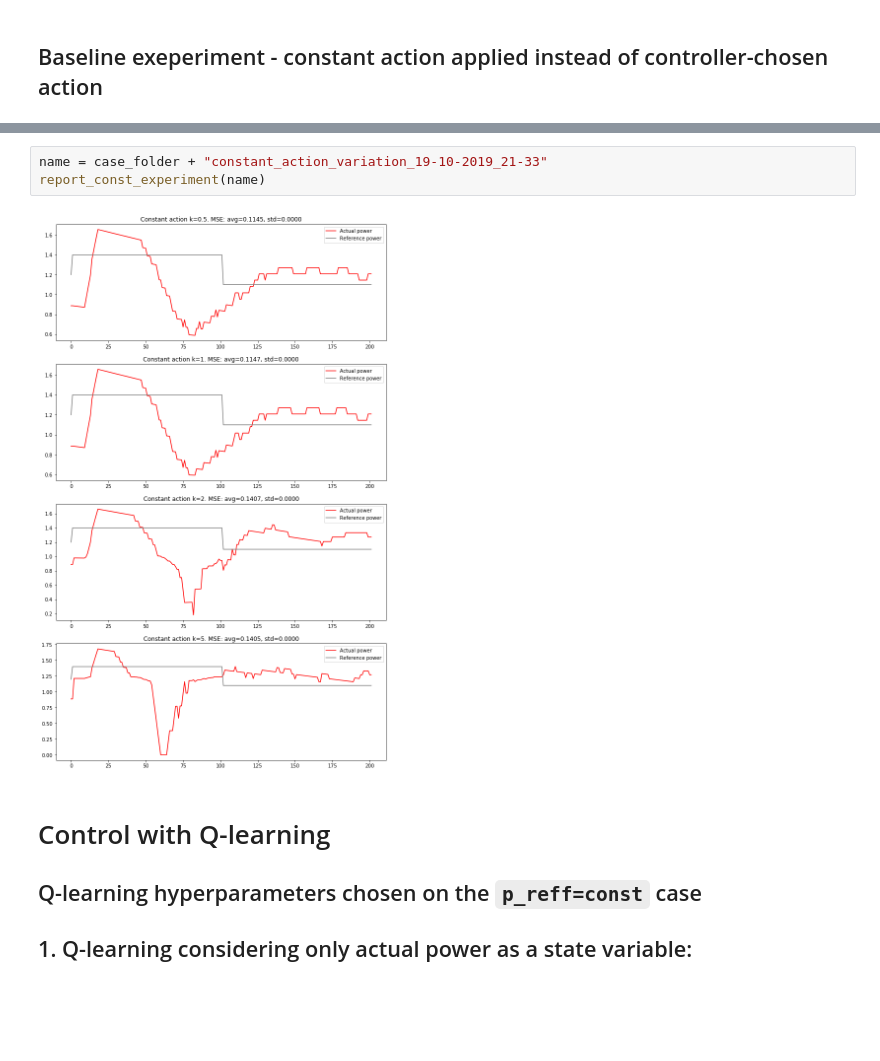
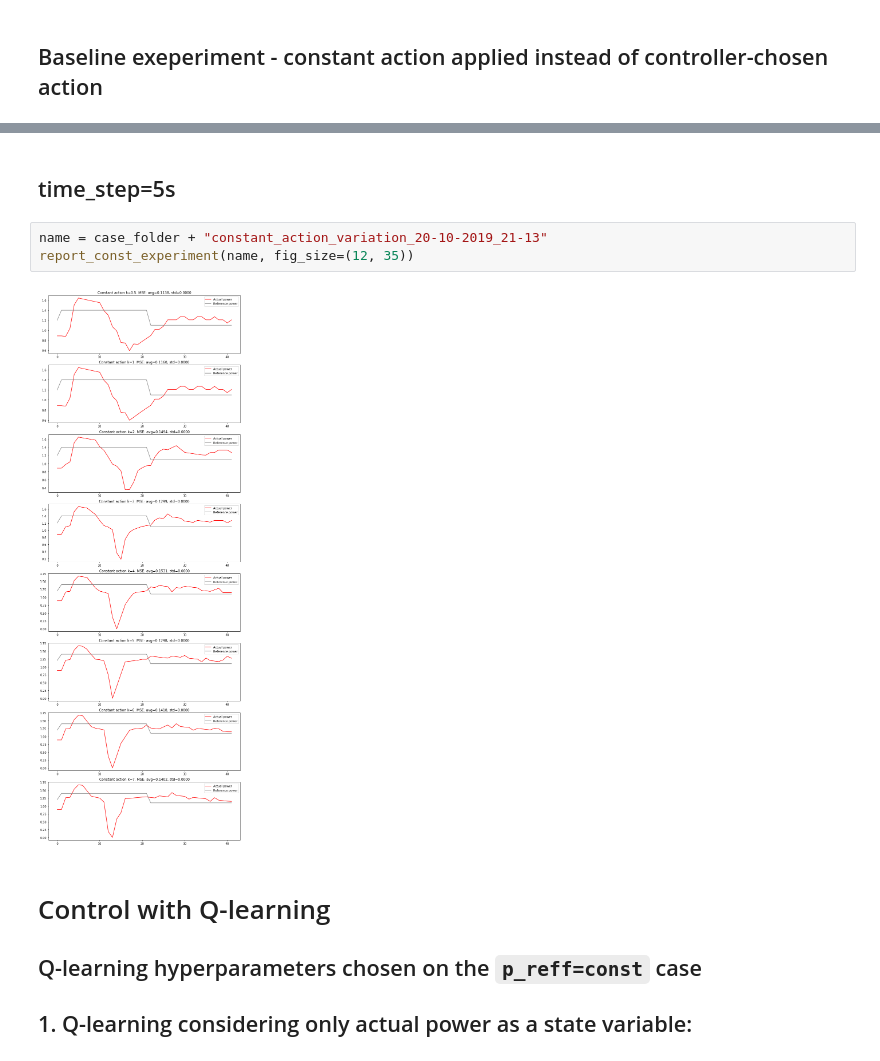
Before and after one commit to OlehLuk/rl-power-control, a Jupyter notebook: experiments/results/ps_det_ampl_exp_res.ipynb, the cells around one changed output, grey strips where cells are left out. Drawn from its saved outputs; the diff is of its cells as text; blank space fills up the shorter version.

Commit message:
Updated visualizations for baselines and longer training

```diff
--- a/experiments/results/ps_det_ampl_exp_res.ipynb
+++ b/experiments/results/ps_det_ampl_exp_res.ipynb
@@ -11,8 +18,10 @@ case_folder = "ps_det_ampl/"
+# %% [markdown]
+## time_step=5s
 # %%
-name = case_folder + "constant_action_variation_19-10-2019_21-33"
-report_const_experiment(name)
+name = case_folder + "constant_action_variation_20-10-2019_21-13"
+report_const_experiment(name, fig_size=(12, 35))
 # %% [output]
-[figure, old version]
+[figure, new version]
 # %% [markdown]
 # Control with Q-learning
 ## Q-learning hyperparameters chosen on the `p_reff=const` case
```
Also changed, not shown: parts of 2 cells of this notebook, 35 other files.
